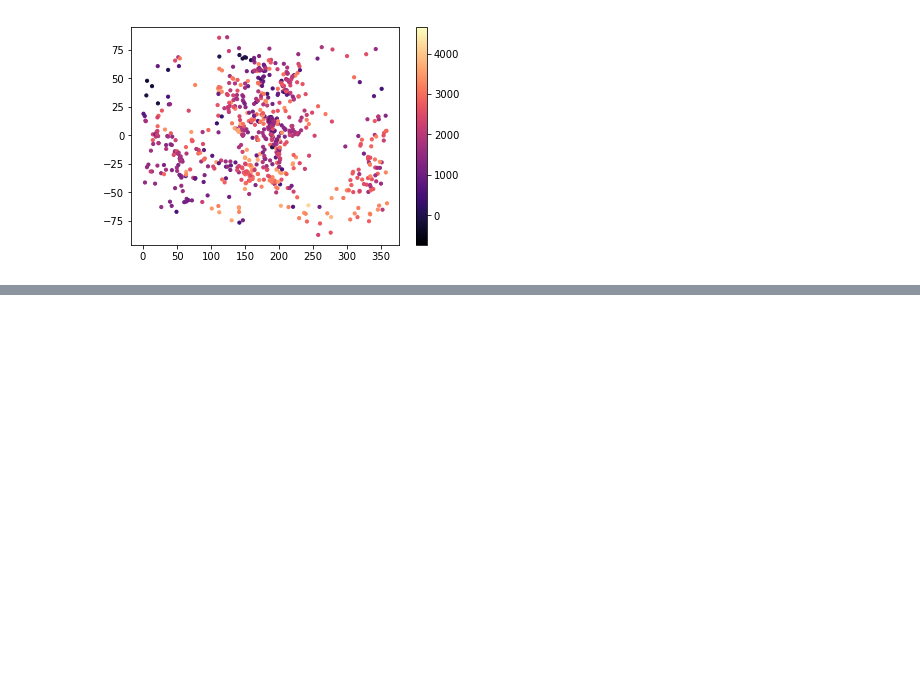
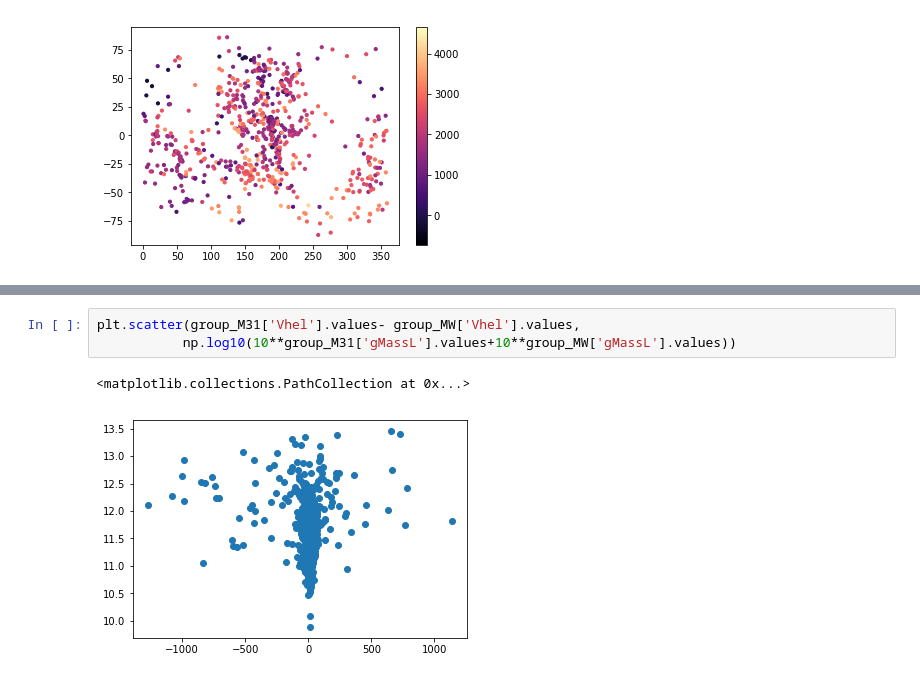
Before and after one commit to forero/GalaxyPairs, a Jupyter notebook: code/pairs_3500kms.ipynb, the cells around one changed output, grey strips where cells are left out. Cells and saved outputs as stored; diff of their text form; blank space fills up the shorter version.

```diff
--- a/code/pairs_3500kms.ipynb
+++ b/code/pairs_3500kms.ipynb
@@ -111,0 +109,6 @@ print(np.count_nonzero(reciprocal_neighbor))
+# %%
+plt.scatter(group_M31['Vhel'].values- group_MW['Vhel'].values,
+           np.log10(10**group_M31['gMassL'].values+10**group_MW['gMassL'].values))
+# %% [output]
+<matplotlib.collections.PathCollection at 0x...>
+[figure, added]
```
Also changed, not shown: parts of 14 cells of this notebook, 1 other file.
